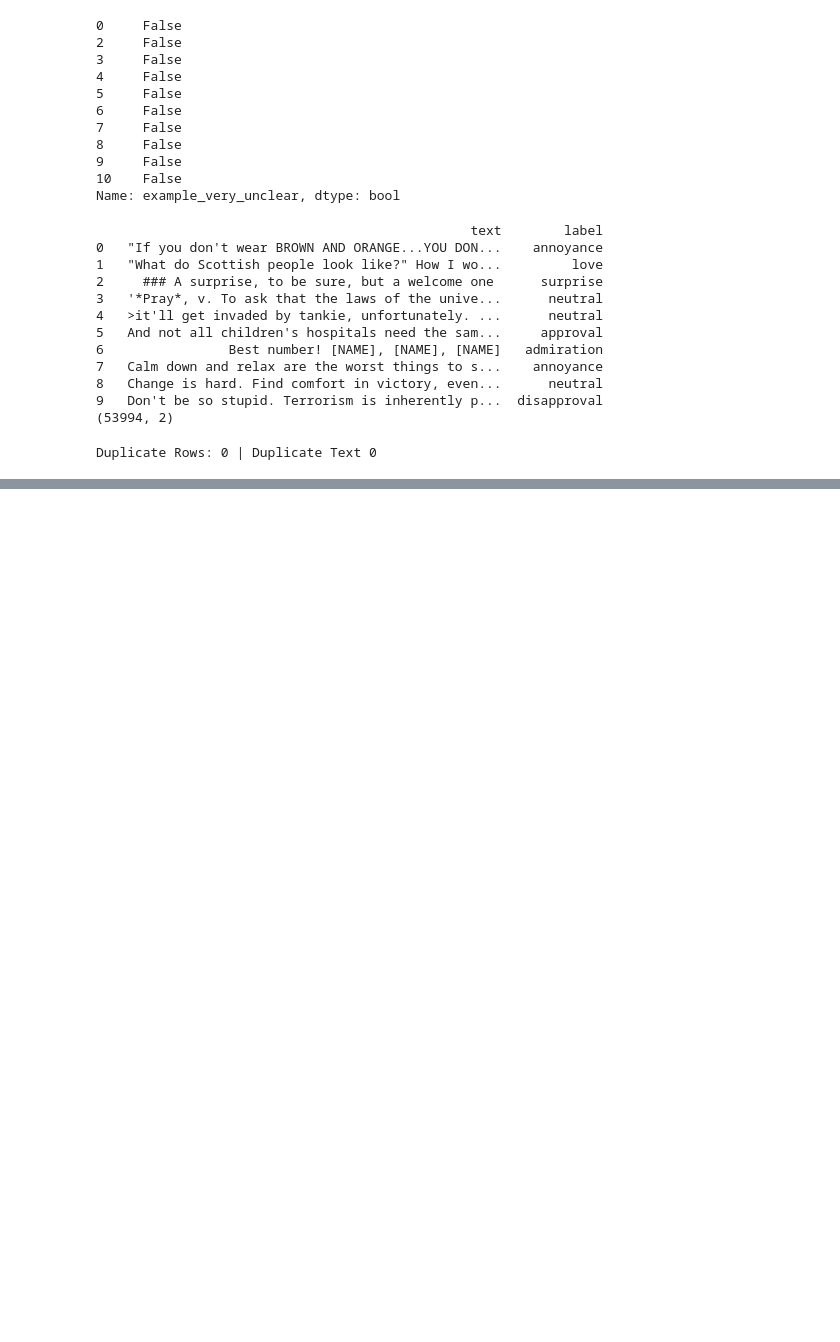
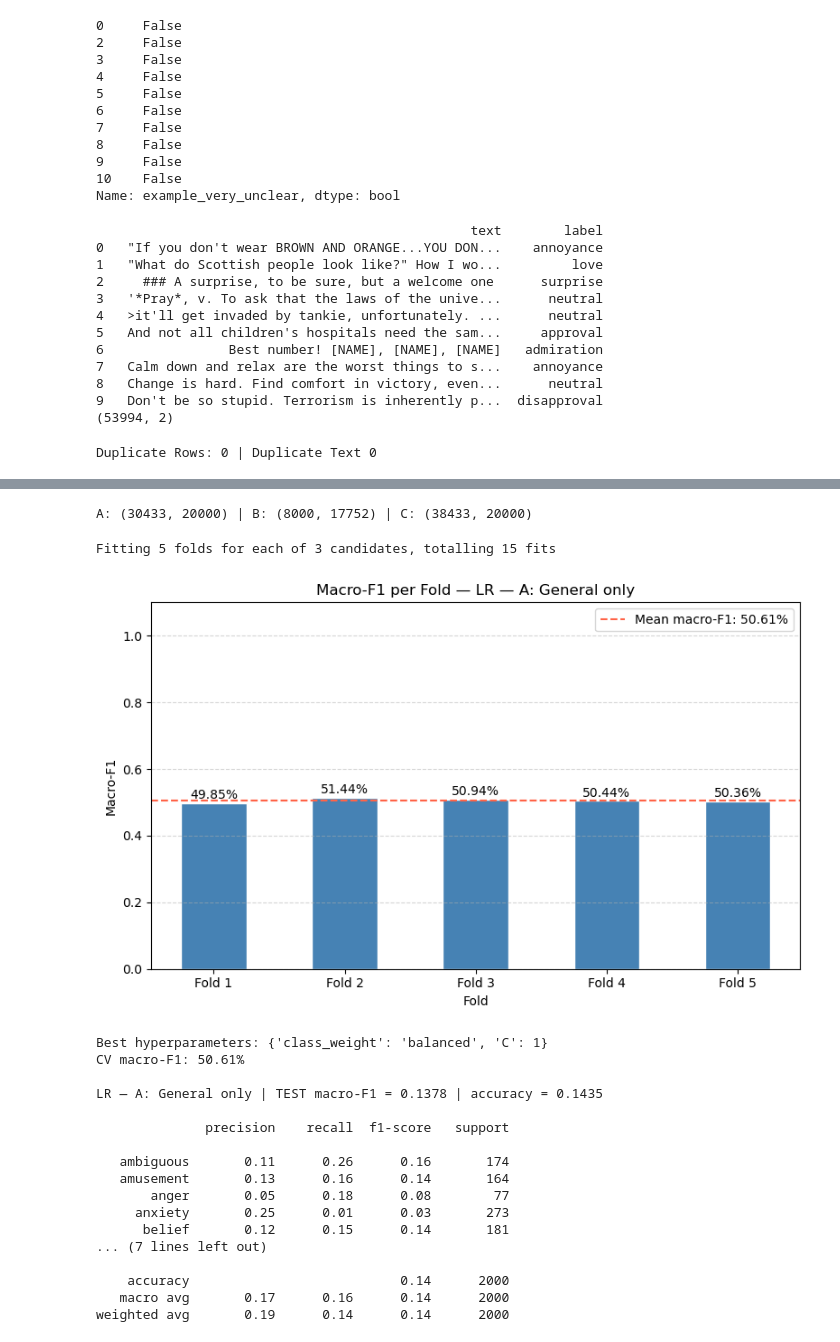
Before and after one commit to Tony-Le-Swin/Technology-Design-Project, a Jupyter notebook: main.ipynb, the cells around one changed output, grey strips where cells are left out. Saved outputs shown, nothing was run; the diff lists cells and outputs as text; code cells hidden in the pictures; blank space fills up the shorter version.

```diff
--- a/main.ipynb
+++ b/main.ipynb
@@ -153,0 +266,12 @@ domain_df.to_csv("domain_df.csv", index = True, encoding = "utf-8")
+# %%
+# TRY MANY COMBINATIONS AS YOU NEED
+param_dist_lr = {
+    "C": [0.1, 1, 10],
+    "class_weight": ["balanced"],}
+
+param_dist_svc = {
+    "C": [0.1, 1],
+    "class_weight": ["balanced"],}
+
+param_dist_nb = {
+    "alpha": [0.1, 0.5, 1.0],}
@@ -153,0 +283,51 @@ domain_df.to_csv("domain_df.csv", index = True, encoding = "utf-8")
+# %%
+X_A_train, X_A_test, vec_A = vectorize_text(general_train["text"], domain_test["text"])
+y_A_train = general_train["label"]
+
+X_B_train, X_B_test, vec_B = vectorize_text(domain_train["text"], domain_test["text"])
+y_B_train = domain_train["label"]
+
+train_C = pd.concat([general_train[["text","label"]], domain_train[["text","label"]]], ignore_index=True)
+X_C_train, X_C_test, vec_C = vectorize_text(train_C["text"], domain_test["text"])
+y_C_train = train_C["label"]
+
+y_test = domain_test["label"]
+
+print("A:", X_A_train.shape, "| B:", X_B_train.shape, "| C:", X_C_train.shape)
+# %% [output]
+A: (30433, 20000) | B: (8000, 17752) | C: (38433, 20000)
+# %%
+def evaluate(model, X_test, name):
+    pred = model.predict(X_test)
+    f1  = f1_score(y_test, pred, average="macro", zero_division=0)
+    acc = (pred == y_test).mean()
+    print(f"\n{name} | TEST macro-F1 = {f1:.4f} | accuracy = {acc:.4f}\n")
+    print(classification_report(y_test, pred, zero_division=0))
+    return pred
+# %%
+# Test - Model A
+lr_A, best_lr_A = validate_model_kfold(
+    LogisticRegression(random_state=seed, max_iter=1000),
+    param_dist_lr, X_A_train, y_A_train, name="LR — A: General only", n_iter=6)
+
+pred_lr_A = evaluate(lr_A, X_A_test, "LR — A: General only")
+# %% [output]
+Fitting 5 folds for each of 3 candidates, totalling 15 fits
+[figure, added]
+Best hyperparameters: {'class_weight': 'balanced', 'C': 1}
+CV macro-F1: 50.61%
+
+LR — A: General only | TEST macro-F1 = 0.1378 | accuracy = 0.1435
+
+              precision    recall  f1-score   support
+
+   ambiguous       0.11      0.26      0.16       174
+   amusement       0.13      0.16      0.14       164
+       anger       0.05      0.18      0.08        77
+     anxiety       0.25      0.01      0.03       273
+      belief       0.12      0.15      0.14       181
+... (7 lines left out)
+
+    accuracy                           0.14      2000
+   macro avg       0.17      0.16      0.14      2000
+weighted avg       0.19      0.14      0.14      2000
```
Also changed, not shown: parts of 14 cells of this notebook, 3 other files.
